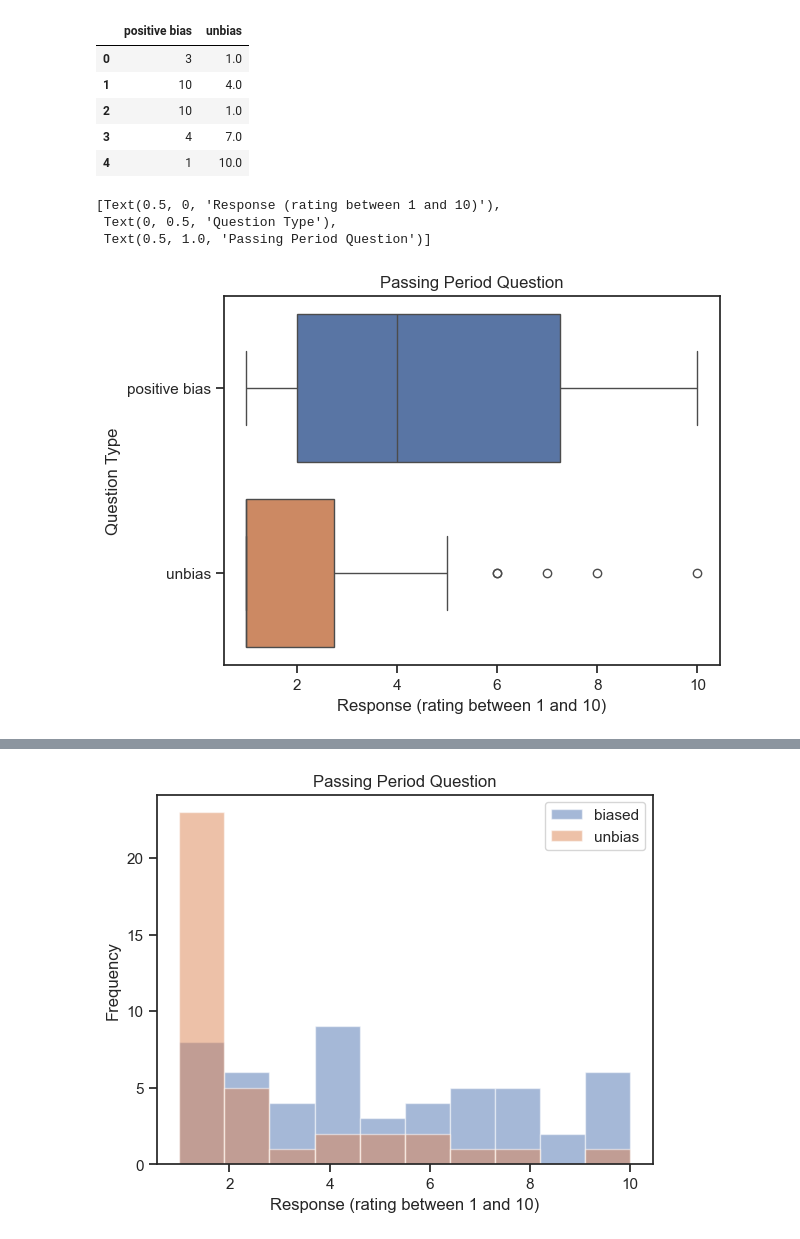
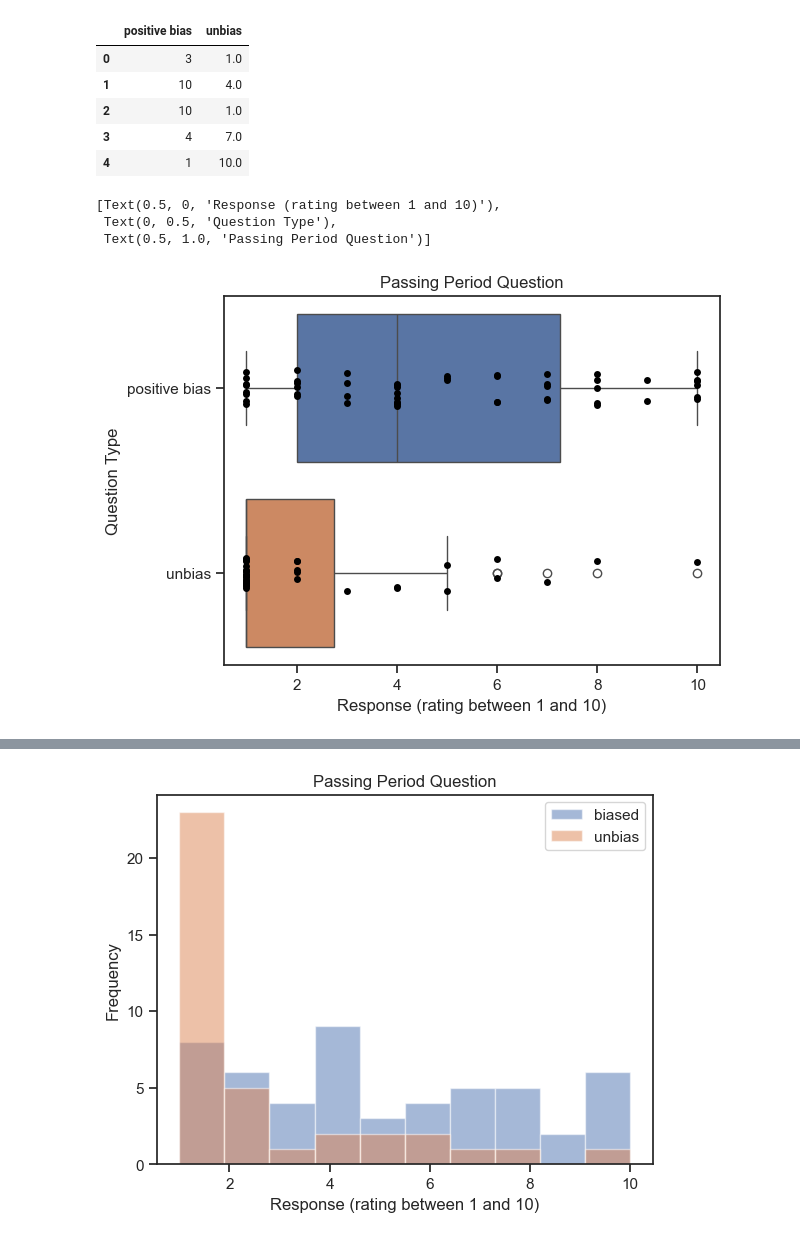
Before and after one commit to alexmehta/stats-project, a Jupyter notebook: analysis.ipynb, the cells around one changed output, grey strips where cells are left out. Cells and saved outputs as stored; diff of their text form; code cells hidden in the pictures.

```diff
--- a/analysis.ipynb
+++ b/analysis.ipynb
@@ -45,11 +45,12 @@ passing_period_responses.head()
 # %%
 sns.set_theme(style="ticks")
 ax = sns.boxplot(data=passing_period_responses, orient="h", )
+sns.stripplot(data=passing_period_responses, orient="h", color=".0")
 ax.set(xlabel='Response (rating between 1 and 10)', ylabel='Question Type', title='Passing Period Question')
 # %% [output]
 [Text(0.5, 0, 'Response (rating between 1 and 10)'),
  Text(0, 0.5, 'Question Type'),
  Text(0.5, 1.0, 'Passing Period Question')]
-[figure, old version]
+[figure, new version]
 # %%
 ax = sns.boxplot(data=eight_blocks_responses, orient="h")
```
Also changed, not shown: parts of 4 cells of this notebook.
